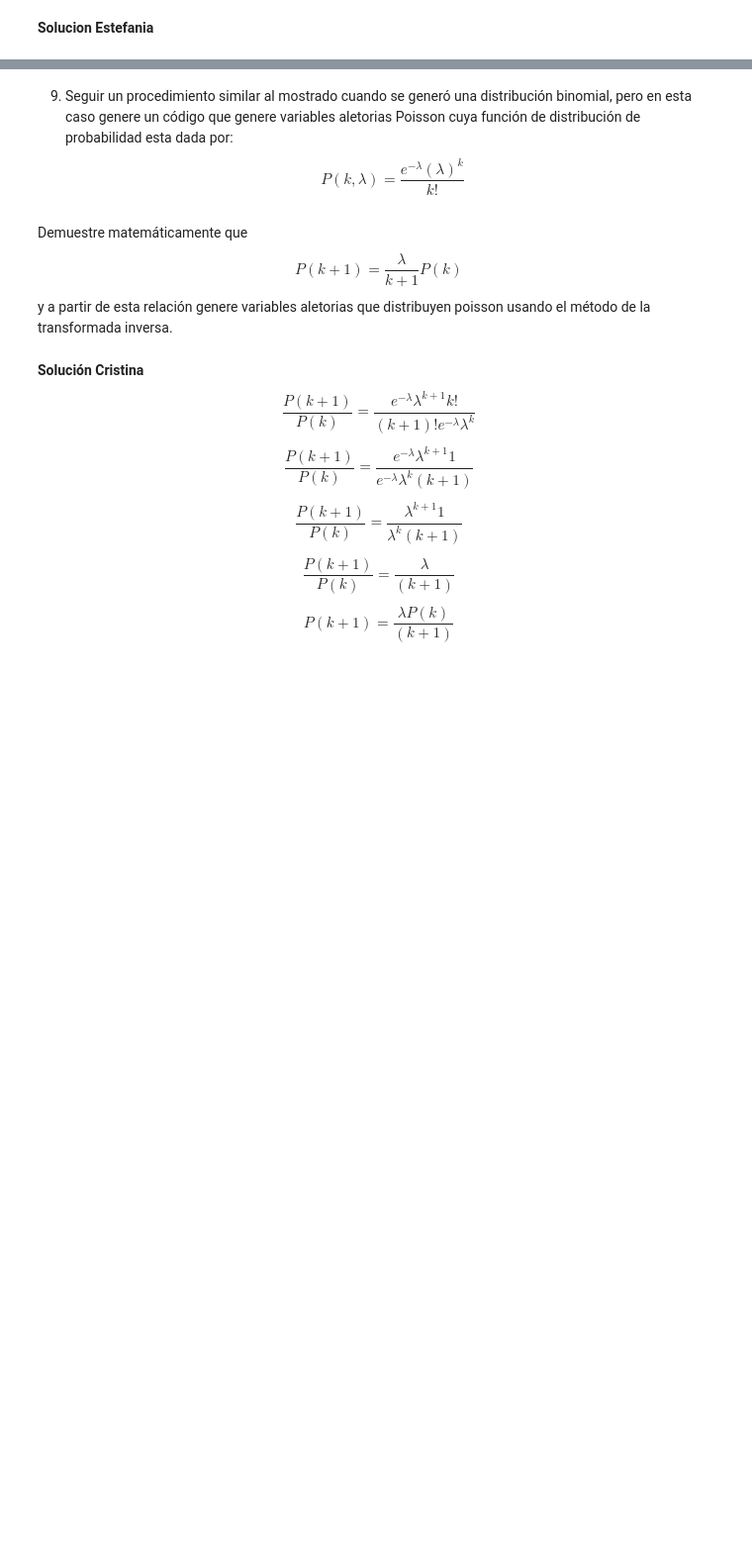
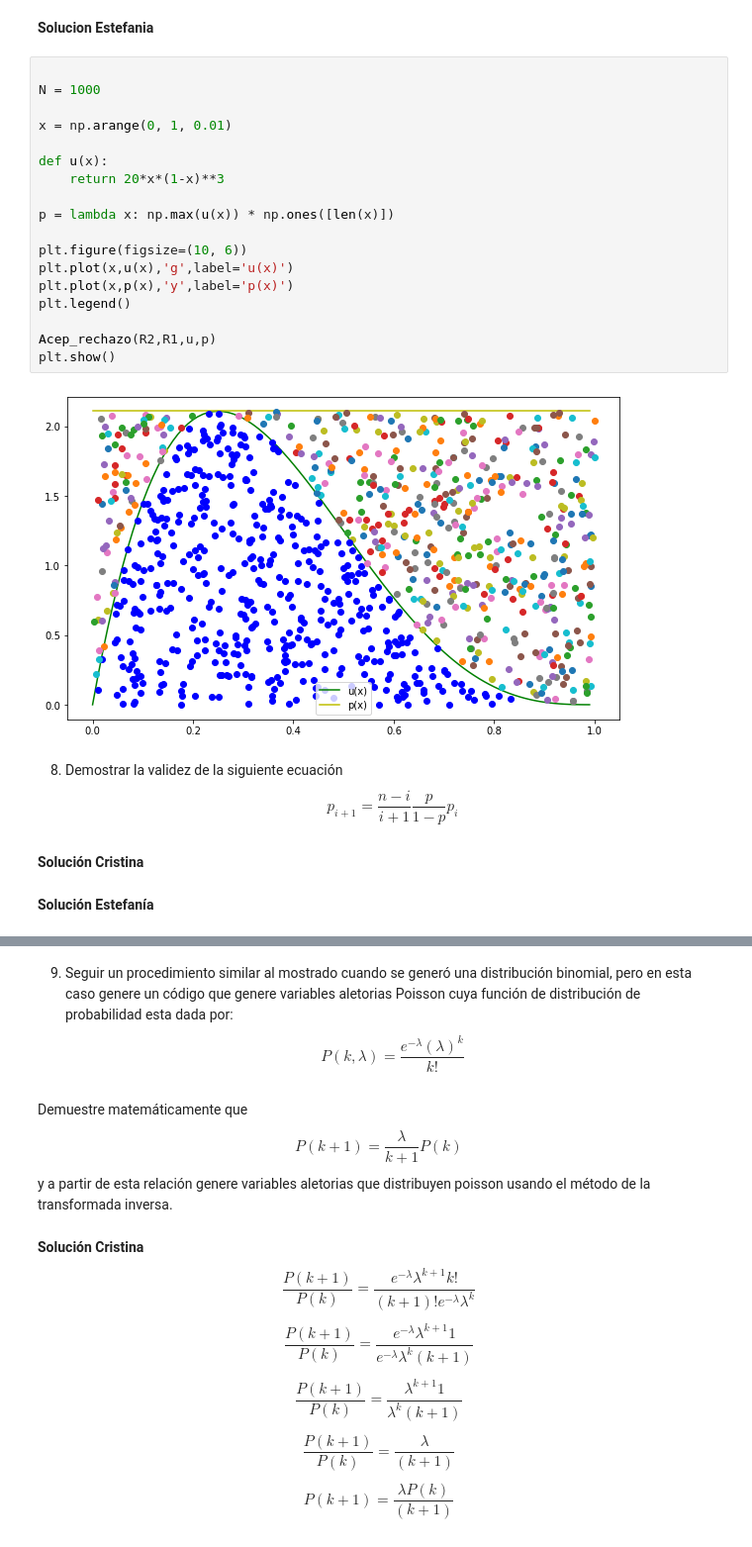
Before and after one commit to cristinalobera/Tarea6_CLobera_EMeza, a Jupyter notebook: Tarea6_CLobera_EMeza.ipynb, the cells around one changed output, grey strips where cells are left out. Shown: that part at 99% size. Saved outputs shown, nothing was run; the diff lists cells and outputs as text; blank space fills up the shorter version.

```diff
--- a/Tarea6_CLobera_EMeza.ipynb
+++ b/Tarea6_CLobera_EMeza.ipynb
@@ -191,2 +301,29 @@ Acep_rechazo(R2,R1,f,t)
 # %% [markdown]
 **Solucion Estefania**
+# %%
+
+N = 1000
+
+x = np.arange(0, 1, 0.01)
+
+def u(x):
+    return 20*x*(1-x)**3
+
+p = lambda x: np.max(u(x)) * np.ones([len(x)])
+
+plt.figure(figsize=(10, 6))
+plt.plot(x,u(x),'g',label='u(x)')
+plt.plot(x,p(x),'y',label='p(x)')
+plt.legend()
+
+Acep_rechazo(R2,R1,u,p)
+plt.show()
+# %% [output]
+[figure, added]
+# %% [markdown]
+8. Demostrar la validez de la siguiente ecuación
+$$p_{i+1}=\frac{n-i}{i+1}\frac{p}{1-p} p_i$$
+# %% [markdown]
+**Solución Cristina**
+# %% [markdown]
+**Solución Estefanía**
```
Also changed, not shown: parts of 15 cells of this notebook.
